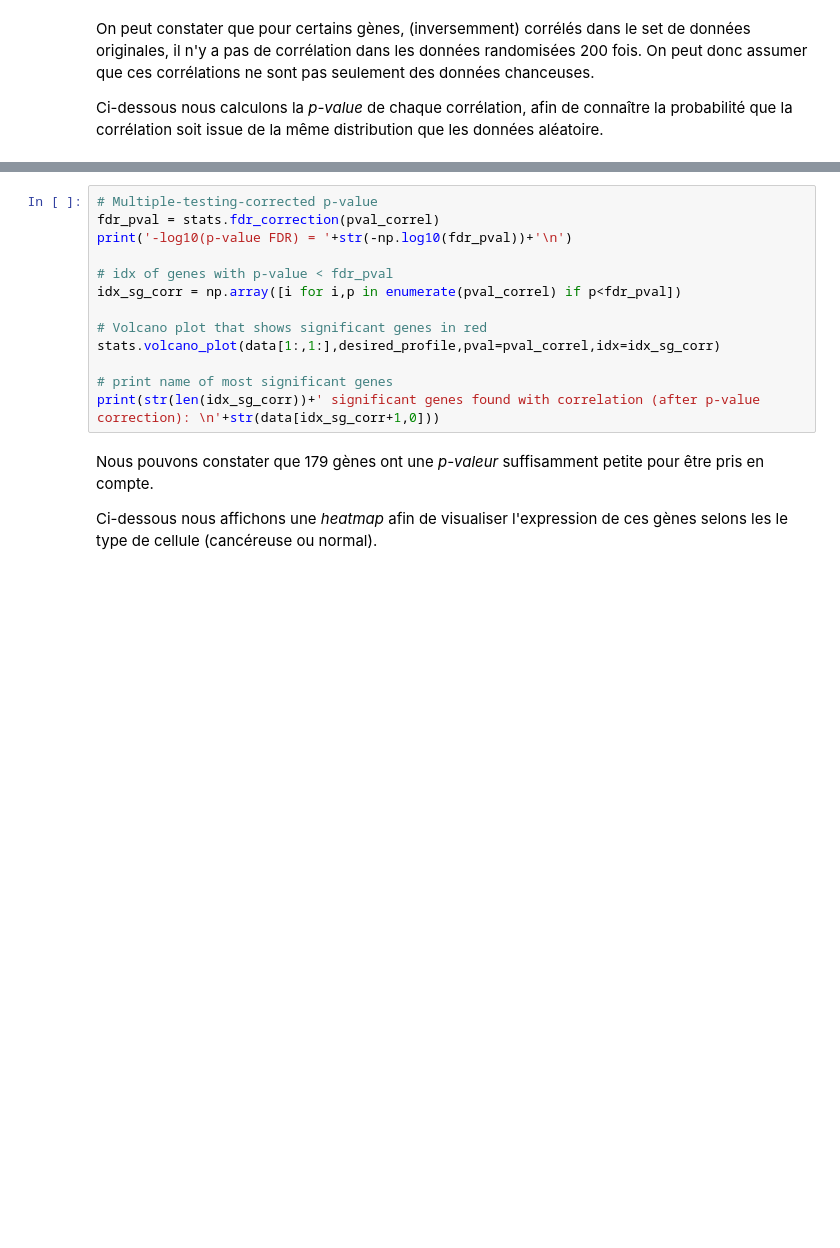
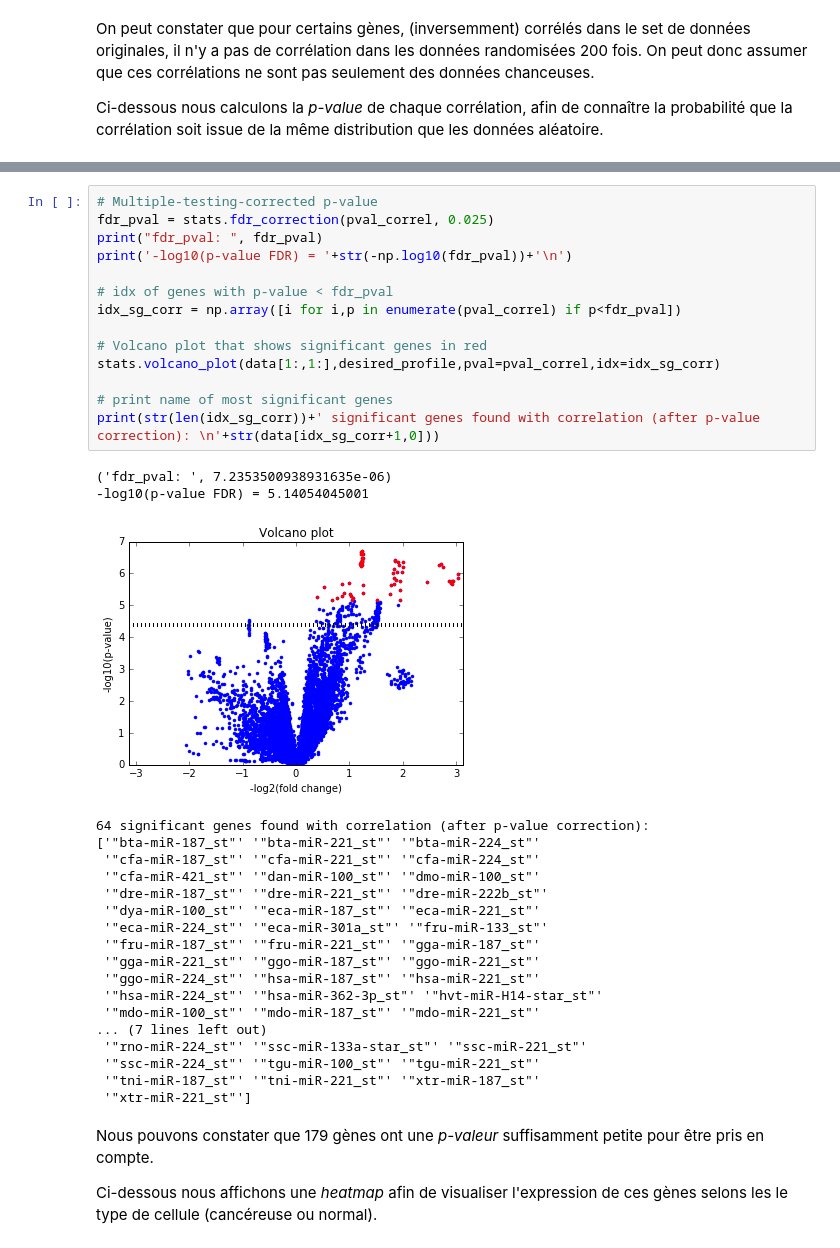
Before and after one commit to ThibaultSchowing/BBCProjet, a Jupyter notebook: code/projetBBC.ipynb, the cells around one changed output, grey strips where cells are left out. Drawn from its saved outputs; the diff is of its cells as text; blank space fills up the shorter version.

```diff
--- a/code/projetBBC.ipynb
+++ b/code/projetBBC.ipynb
@@ -384,16 +396,38 @@ ImportError: No module named stats
 # %%
 # Multiple-testing-corrected p-value
-fdr_pval = stats.fdr_correction(pval_correl)
+fdr_pval = stats.fdr_correction(pval_correl, 0.025)
+print("fdr_pval: ", fdr_pval)
 print('-log10(p-value FDR) = '+str(-np.log10(fdr_pval))+'\n')
 
 # idx of genes with p-value < fdr_pval
 idx_sg_corr = np.array([i for i,p in enumerate(pval_correl) if p<fdr_pval])
 
 # Volcano plot that shows significant genes in red
 stats.volcano_plot(data[1:,1:],desired_profile,pval=pval_correl,idx=idx_sg_corr)
 
 # print name of most significant genes
 print(str(len(idx_sg_corr))+' significant genes found with correlation (after p-value correction): \n'+str(data[idx_sg_corr+1,0]))
+# %% [output]
+('fdr_pval: ', 7.2353500938931635e-06)
+-log10(p-value FDR) = 5.14054045001
+[figure, added]
+64 significant genes found with correlation (after p-value correction):
+['"bta-miR-187_st"' '"bta-miR-221_st"' '"bta-miR-224_st"'
+ '"cfa-miR-187_st"' '"cfa-miR-221_st"' '"cfa-miR-224_st"'
+ '"cfa-miR-421_st"' '"dan-miR-100_st"' '"dmo-miR-100_st"'
+ '"dre-miR-187_st"' '"dre-miR-221_st"' '"dre-miR-222b_st"'
+ '"dya-miR-100_st"' '"eca-miR-187_st"' '"eca-miR-221_st"'
+ '"eca-miR-224_st"' '"eca-miR-301a_st"' '"fru-miR-133_st"'
+ '"fru-miR-187_st"' '"fru-miR-221_st"' '"gga-miR-187_st"'
+ '"gga-miR-221_st"' '"ggo-miR-187_st"' '"ggo-miR-221_st"'
+ '"ggo-miR-224_st"' '"hsa-miR-187_st"' '"hsa-miR-221_st"'
+ '"hsa-miR-224_st"' '"hsa-miR-362-3p_st"' '"hvt-miR-H14-star_st"'
+ '"mdo-miR-100_st"' '"mdo-miR-187_st"' '"mdo-miR-221_st"'
+... (7 lines left out)
+ '"rno-miR-224_st"' '"ssc-miR-133a-star_st"' '"ssc-miR-221_st"'
+ '"ssc-miR-224_st"' '"tgu-miR-100_st"' '"tgu-miR-221_st"'
+ '"tni-miR-187_st"' '"tni-miR-221_st"' '"xtr-miR-187_st"'
+ '"xtr-miR-221_st"']
 # %% [markdown]
 Nous pouvons constater que 179 gènes ont une *p-valeur* suffisamment petite pour être pris en compte.
 
```
Also changed, not shown: parts of 11 cells of this notebook, 2 other files.
